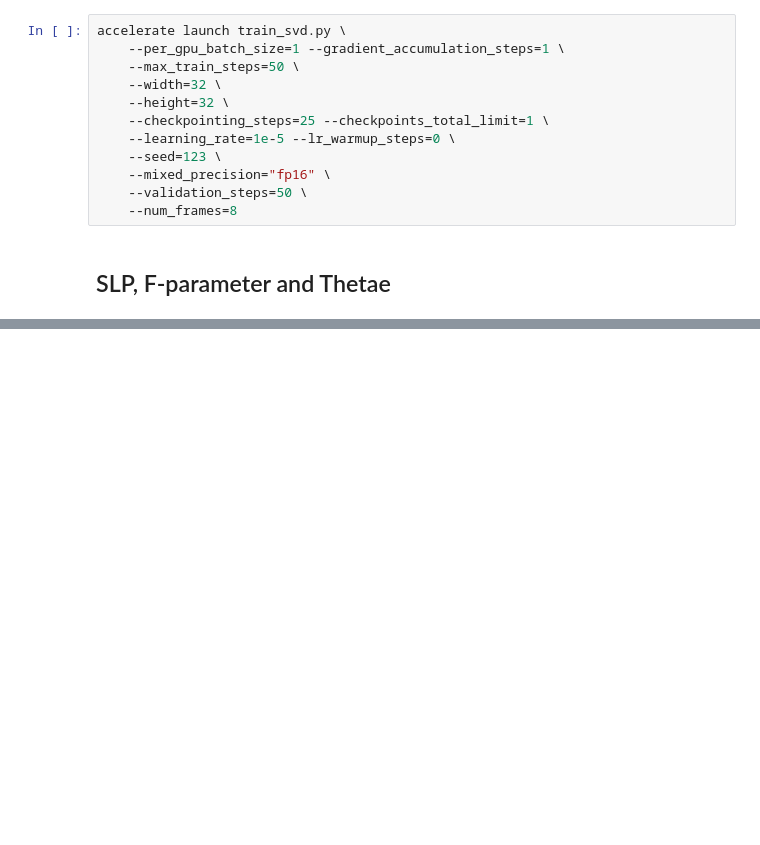
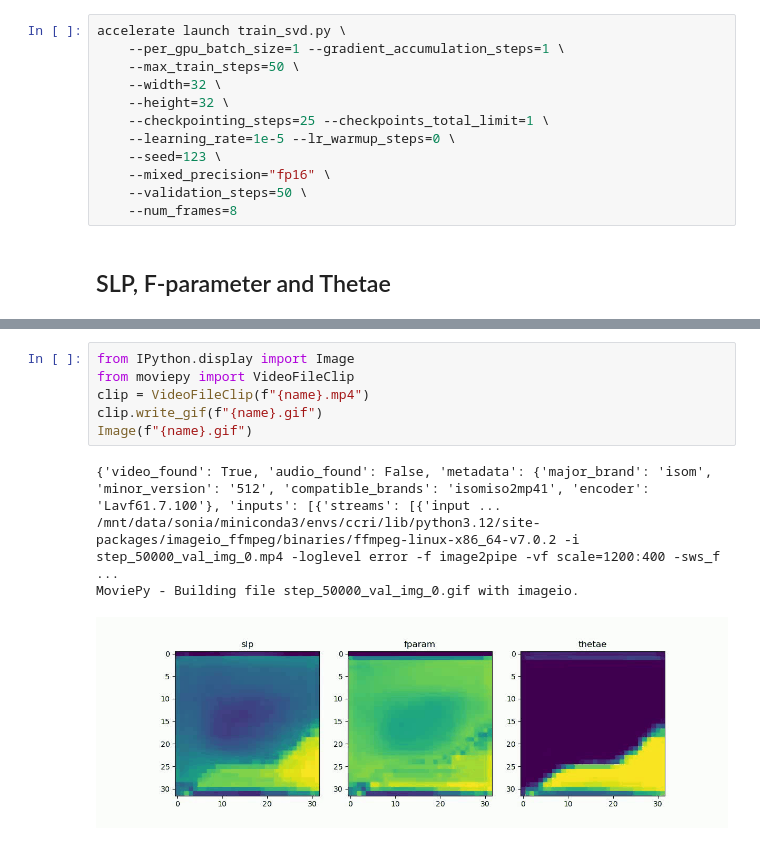
Before and after one commit to soCromp/cycloneSVD, a Jupyter notebook: occetc.ipynb, the cells around one changed output, grey strips where cells are left out. Cells and saved outputs as stored; diff of their text form; blank space fills up the shorter version.

Commit message:
running on 3var version

```diff
--- a/occetc.ipynb
+++ b/occetc.ipynb
@@ -183,0 +291,11 @@ matrix.shape
+# %%
+from IPython.display import Image
+from moviepy import VideoFileClip
+clip = VideoFileClip(f"{name}.mp4")
+clip.write_gif(f"{name}.gif")
+Image(f"{name}.gif")
+# %% [output]
+{'video_found': True, 'audio_found': False, 'metadata': {'major_brand': 'isom', 'minor_version': '512', 'compatible_brands': 'isomiso2mp41', 'encoder': 'Lavf61.7.100'}, 'inputs': [{'streams': [{'input ...
+/mnt/data/sonia/miniconda3/envs/ccri/lib/python3.12/site-packages/imageio_ffmpeg/binaries/ffmpeg-linux-x86_64-v7.0.2 -i step_50000_val_img_0.mp4 -loglevel error -f image2pipe -vf scale=1200:400 -sws_f ...
+MoviePy - Building file step_50000_val_img_0.gif with imageio.
+[figure, added]
```
Also changed, not shown: parts of 12 cells of this notebook, 1 other file.
